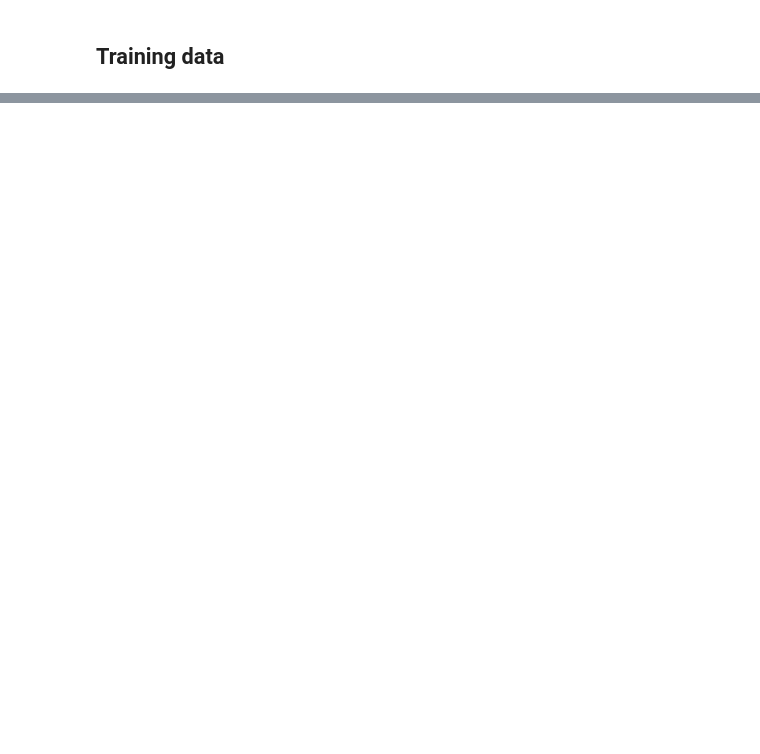
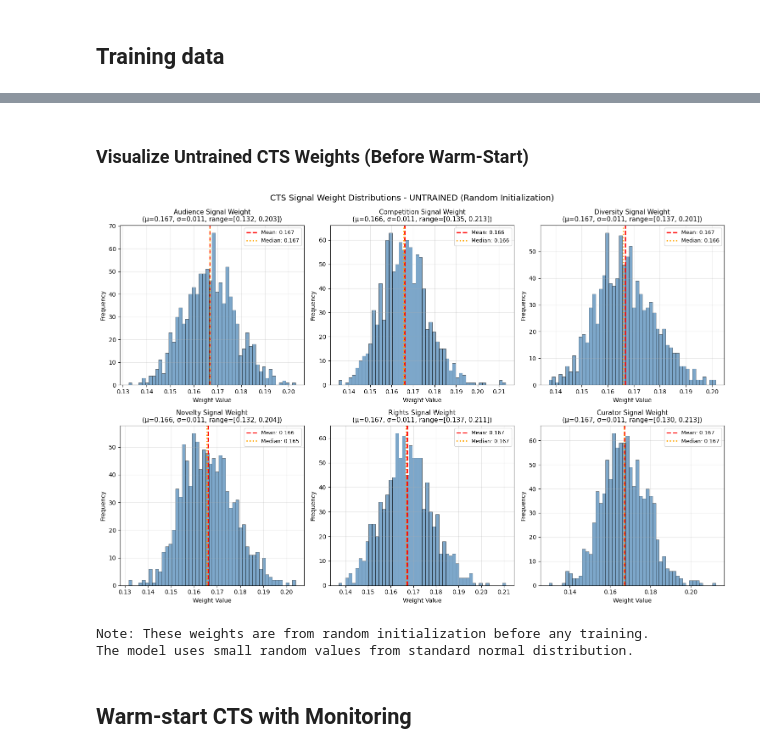
Before and after one commit to charlielopez123/RTS-curator-recommendation-system, a Jupyter notebook: experiments/notebooks/IL_testing.ipynb, the cells around one changed output, grey strips where cells are left out. Saved outputs shown, nothing was run; the diff lists cells and outputs as text; code cells hidden in the pictures; blank space fills up the shorter version.

```diff
--- a/experiments/notebooks/IL_testing.ipynb
+++ b/experiments/notebooks/IL_testing.ipynb
@@ -120,0 +241,21 @@ training_data
+# %%
+# Initialize Contextual Thompson Sampler
+from cts_recommender.models.contextual_thompson_sampler import ContextualThompsonSampler
+
+cts = ContextualThompsonSampler(
+    num_signals=num_signals,
+    context_dim=context_dim,
+    lr=0.05,              # Learning rate for online updates
+    expl_scale=0.001,       # Exploration noise scale 0.01
+    ema_decay=0.999,      # EMA decay for Hessian approximation
+    h0=1e-1,               # Initial Hessian value 1.0
+    tau=2.0,             # Temperature for softmax (5.0 for more uniform distribution)
+    alpha=0.3,            # Uniform mixing weight (to 0.5 for 50/50 softmax/uniform mix)
+    weight_decay=1e-4,    # Weight decay for regularization
+    match_loss_weight=0.5, # Weight for signal matching loss
+    random_state=cfg.random_seed
+)
+
+logger.info(f"Initialized CTS with {num_signals} signals and {context_dim} context features")
+logger.info(f"U and b initialized to ZERO for uniform starting weights")
+logger.info(f"Exploration noise std = sqrt(expl_scale/h0) = sqrt({cts.expl_scale}/{cts.h0}) = {np.sqrt(cts.expl_scale/cts.h0):.3f}")
@@ -120,0 +328,24 @@ training_data
+# %% [markdown]
+### Visualize Untrained CTS Weights (Before Warm-Start)
+# %%
+# Visualize weight distributions BEFORE warm-start training
+# This shows the initial random weights from the CTS initialization
+
+from cts_recommender.utils.visualization import visualize_cts_signal_weight_distributions
+
+fig, axes = visualize_cts_signal_weight_distributions(
+    cts_model=cts,
+    env=env,
+)
+plt.suptitle('CTS Signal Weight Distributions - UNTRAINED (Random Initialization)',
+             fontsize=14, y=0.98)
+plt.show()
+
+print("\nNote: These weights are from random initialization before any training.")
+print("The model uses small random values from standard normal distribution.")
+# %% [output]
+[figure, added]
+Note: These weights are from random initialization before any training.
+The model uses small random values from standard normal distribution.
+# %% [markdown]
+## Warm-start CTS with Monitoring
```
Also changed, not shown: parts of 29 cells of this notebook, 17 other files.
